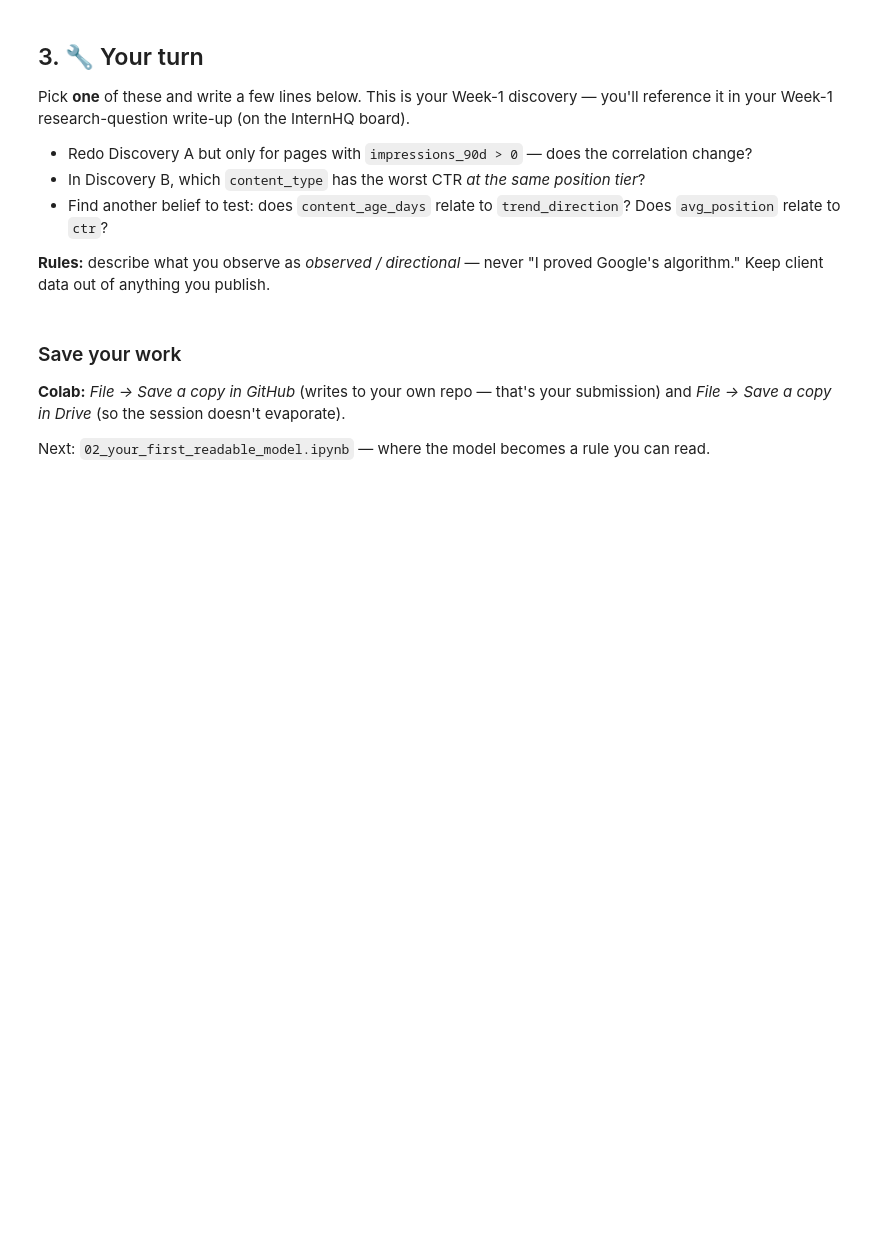
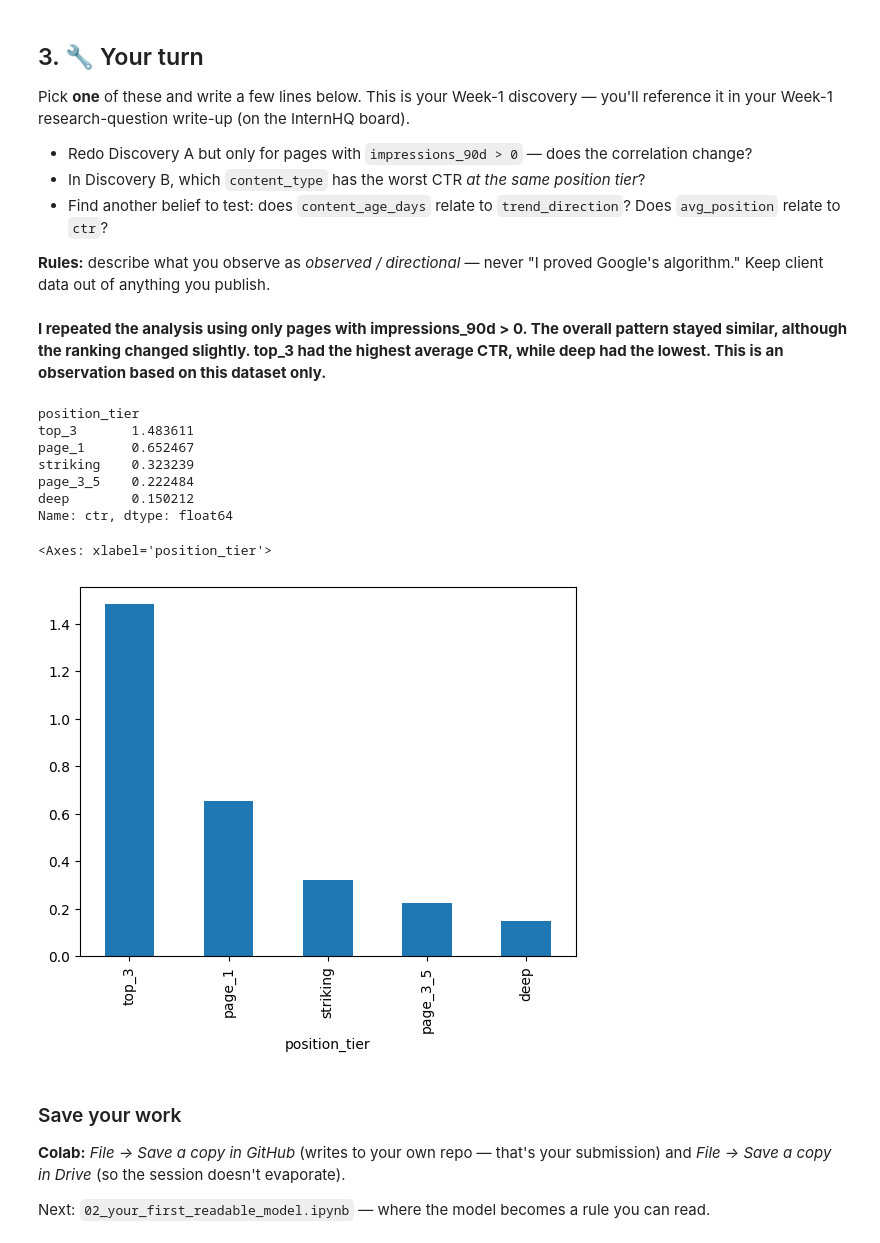
Before and after one commit to eman31986/flyrank-ml-internship, a Jupyter notebook: notebooks/01_first_look_and_discovery.ipynb, the cells around one changed output. Saved outputs shown, nothing was run; the diff lists cells and outputs as text; code cells hidden in the pictures; blank space fills up the shorter version.

```diff
--- a/notebooks/01_first_look_and_discovery.ipynb
+++ b/notebooks/01_first_look_and_discovery.ipynb
@@ -102,3 +156,24 @@ Pick **one** of these and write a few lines below. This is your Week-1 discovery
+# %% [markdown]
+**I repeated the analysis using only pages with impressions_90d > 0. The overall pattern stayed similar, although the ranking changed slightly. top_3 had the highest average CTR, while deep had the lowest. This is an observation based on this dataset only.**
+# %%
+# Your discovery here
+# Redo Discovery A but only for pages with impressions_90d > 0 — does the correlation change?
+visible = df[df["impressions_90d"] > 0]
+
+ctr_by_pos = visible.groupby("position_tier")["ctr"].mean().sort_values(ascending=False)
+
+print(ctr_by_pos)
+ctr_by_pos.plot(kind="bar")
+# %% [output]
+position_tier
+top_3       1.483611
+page_1      0.652467
+striking    0.323239
+page_3_5    0.222484
+deep        0.150212
+Name: ctr, dtype: float64
+<Axes: xlabel='position_tier'>
+[figure, added]
 # %% [markdown]
 ### Save your work
 **Colab:** *File → Save a copy in GitHub* (writes to your own repo — that's your submission) and *File → Save a copy in Drive* (so the session doesn't evaporate).
```
Also changed, not shown: parts of 9 cells of this notebook.
